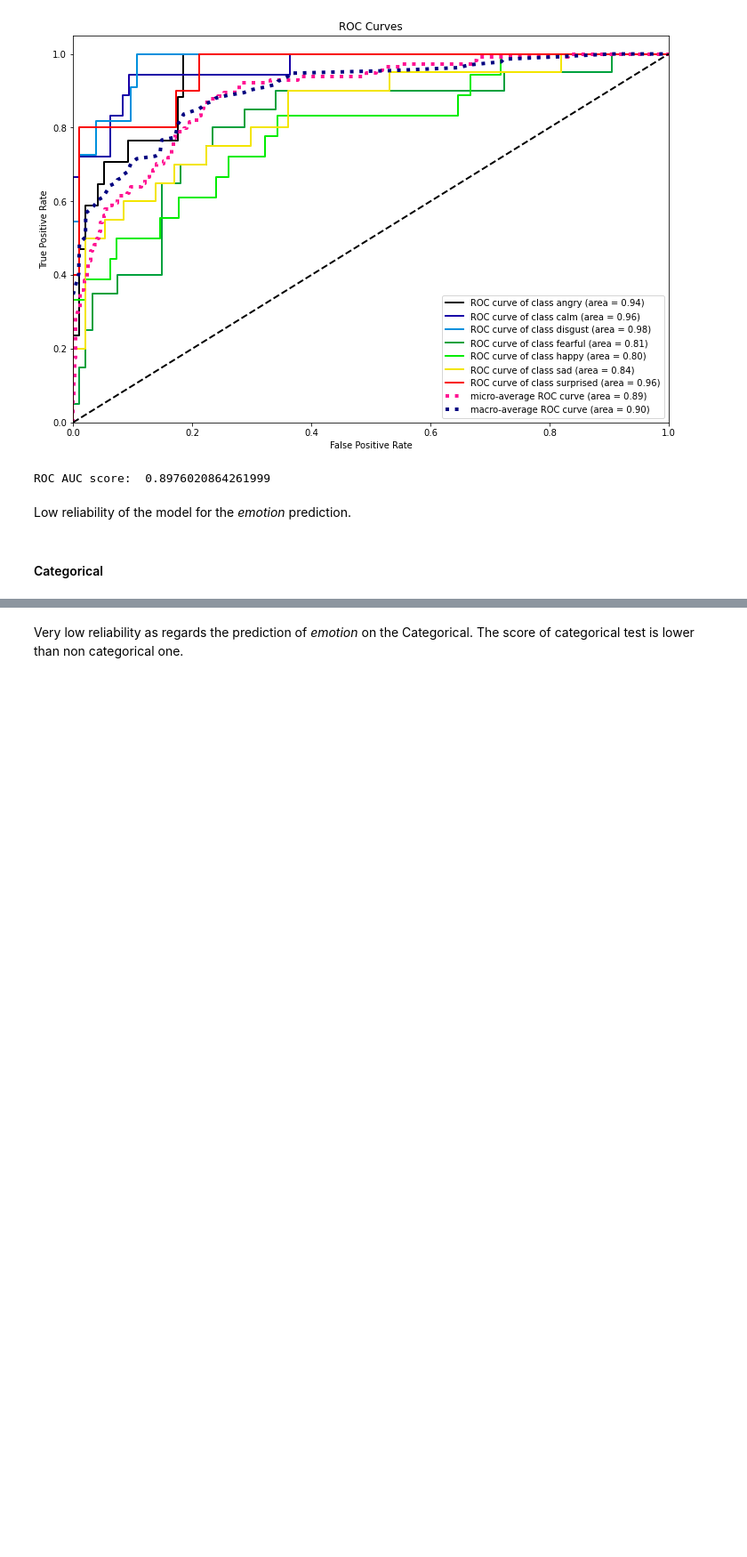
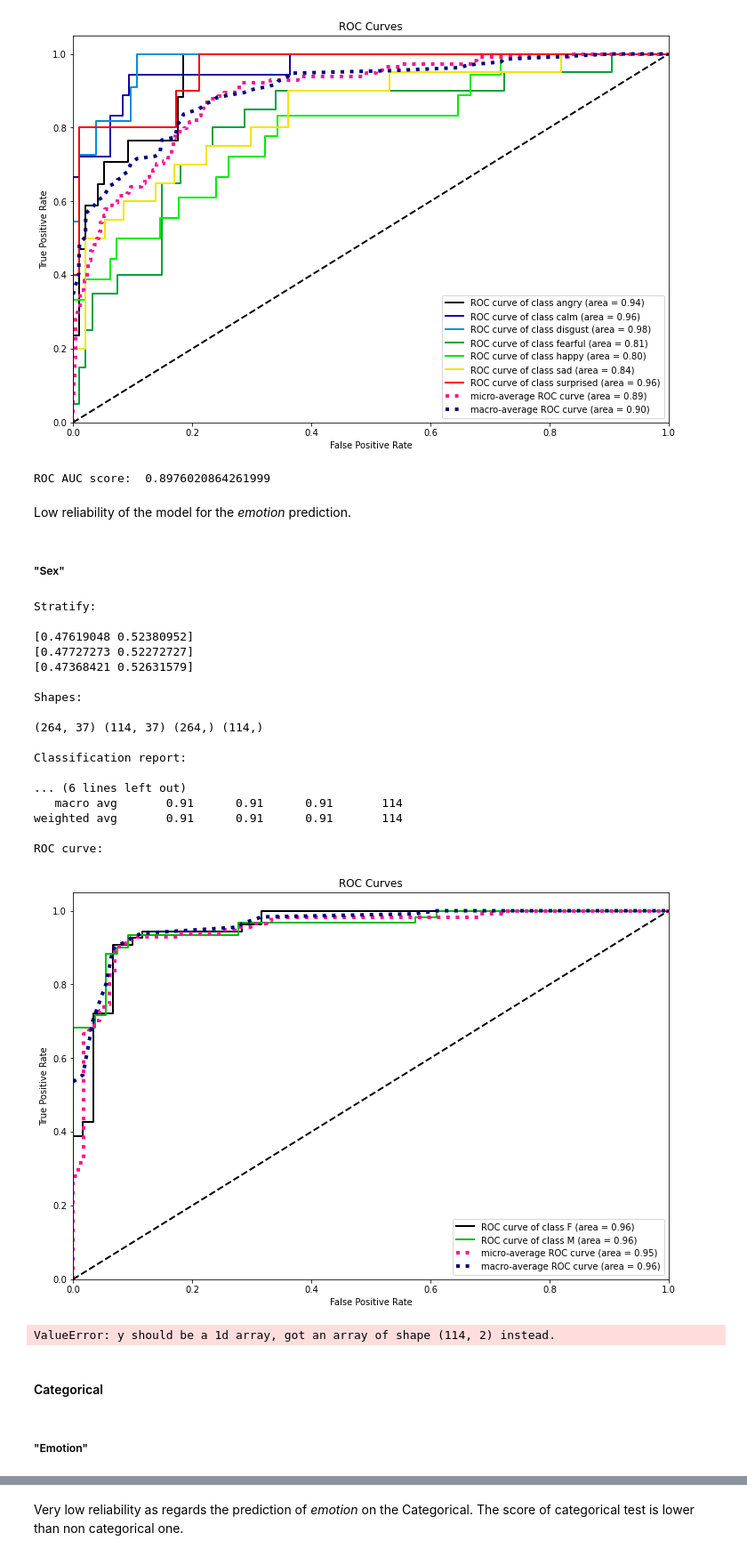
Before and after one commit to Claudio-95/DM22-23, a Jupyter notebook: Project_2nd part.ipynb, the cells around one changed output, grey strips where cells are left out. Shown at 89% size. Cells and saved outputs as stored; diff of their text form; code cells hidden in the pictures; blank space fills up the shorter version.

```diff
--- a/Project_2nd part.ipynb
+++ b/Project_2nd part.ipynb
@@ -150,6 +138,31 @@ weighted avg       0.66      0.59      0.59       114
 ROC AUC score:  0.8976020864261999
 # %% [markdown]
 Low reliability of the model for the _emotion_ prediction.
+# %% [markdown]
+##### "Sex"
+# %%
+var_pred = "sex" # <--- this is the variable prediction parameter
+naive_bayes(kids_strong, var_pred)
+# %% [output]
+Stratify:
+
+[0.47619048 0.52380952]
+[0.47727273 0.52272727]
+[0.47368421 0.52631579]
+
+Shapes:
+
+(264, 37) (114, 37) (264,) (114,)
+
+Classification report:
+
+... (6 lines left out)
+   macro avg       0.91      0.91      0.91       114
+weighted avg       0.91      0.91      0.91       114
+
+ROC curve:
+[figure, added]
+ValueError: y should be a 1d array, got an array of shape (114, 2) instead.
 # %% [markdown]
 #### Categorical
 # %%
@@ -224,3 +241,5 @@ def naive_bayes_cat(df, pred):
+# %% [markdown]
+##### "Emotion"
 # %%
 var_pred = "emotion" # <--- this is the variable prediction parameter
 naive_bayes_cat(kids_strong, var_pred)
```
Also changed, not shown: parts of 10 cells of this notebook.
